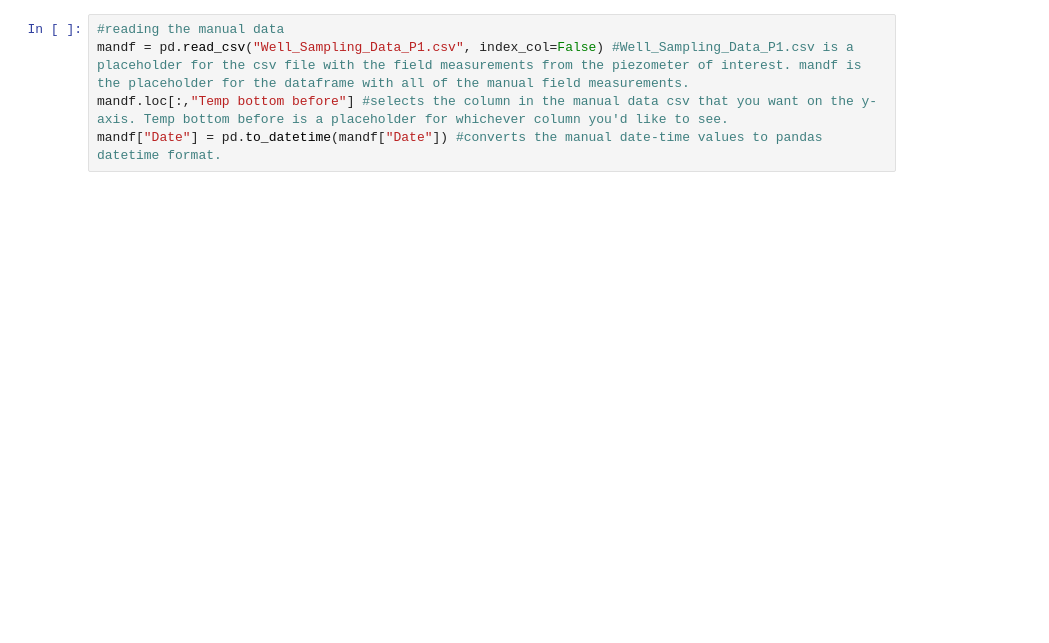
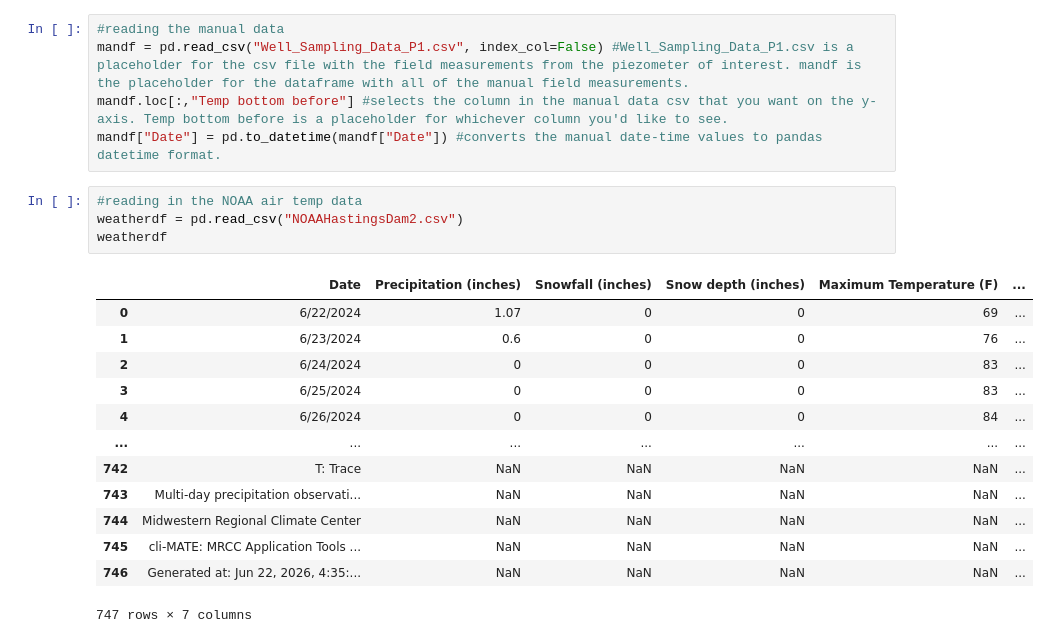
Before and after one commit to sauron-245/summer_26, a Jupyter notebook: summer 2026/GenericTESTBell2026.ipynb, the cells around one changed output. Cells and saved outputs as stored; diff of their text form; blank space fills up the shorter version.

```diff
--- a/summer 2026/GenericTESTBell2026.ipynb
+++ b/summer 2026/GenericTESTBell2026.ipynb
@@ -32,6 +64,24 @@ filteredhobo = filteredhoboseries[1:] #the hampel filter cannot remove the first
 mandf = pd.read_csv("Well_Sampling_Data_P1.csv", index_col=False) #Well_Sampling_Data_P1.csv is a placeholder for the csv file with the field measurements from the piezometer of interest. mandf is the placeholder for the dataframe with all of the manual field measurements.
 mandf.loc[:,"Temp bottom before"] #selects the column in the manual data csv that you want on the y-axis. Temp bottom before is a placeholder for whichever column you'd like to see.
 mandf["Date"] = pd.to_datetime(mandf["Date"]) #converts the manual date-time values to pandas datetime format.
+# %%
+#reading in the NOAA air temp data
+weatherdf = pd.read_csv("NOAAHastingsDam2.csv")
+weatherdf
+# %% [output]
+|  | Date | Precipitation (inches) | Snowfall (inches) | Snow depth (inches) | Maximum Temperature (F) | ... |
+| 0 | 6/22/2024 | 1.07 | 0 | 0 | 69 | ... |
+| 1 | 6/23/2024 | 0.6 | 0 | 0 | 76 | ... |
+| 2 | 6/24/2024 | 0 | 0 | 0 | 83 | ... |
+| 3 | 6/25/2024 | 0 | 0 | 0 | 83 | ... |
+| 4 | 6/26/2024 | 0 | 0 | 0 | 84 | ... |
+| ... | ... | ... | ... | ... | ... | ... |
+| 742 | T: Trace | NaN | NaN | NaN | NaN | ... |
+| 743 | Multi-day precipitation observati... | NaN | NaN | NaN | NaN | ... |
+| 744 | Midwestern Regional Climate Center | NaN | NaN | NaN | NaN | ... |
+| 745 | cli-MATE: MRCC Application Tools ... | NaN | NaN | NaN | NaN | ... |
+| 746 | Generated at: Jun 22, 2026, 4:35:... | NaN | NaN | NaN | NaN | ... |
+747 rows × 7 columns
 # %%
 #creating the plot
 mandf.columns = mandf.columns.str.strip() #This line was generated by Google Gemini to remove the leading and trailing whitespaces in the mandf dataframe.
```
Also changed, not shown: parts of 13 cells of this notebook, 5 other files.
